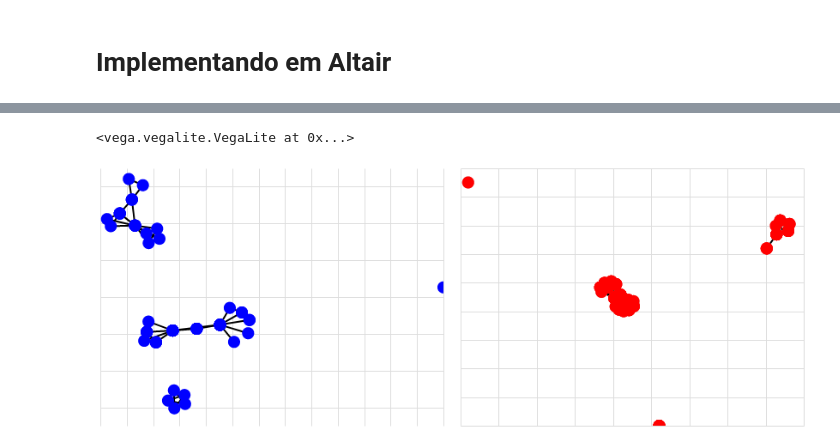
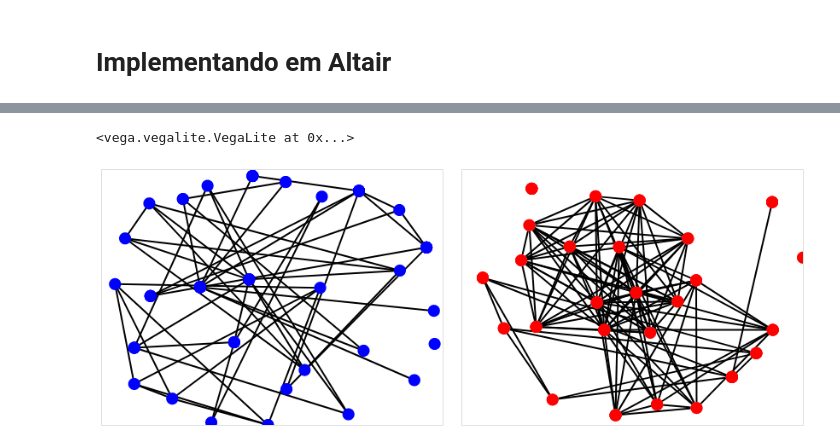
Before and after one commit to davibarreira/FDS-Homeworks, a Jupyter notebook: hw1/temporarios/Criando_Redes.ipynb, the cells around one changed output, grey strips where cells are left out. Cells and saved outputs as stored; diff of their text form; code cells hidden in the pictures.

Commit message:
Pequenas alteracoes no chart do Altair

```diff
--- a/hw1/temporarios/Criando_Redes.ipynb
+++ b/hw1/temporarios/Criando_Redes.ipynb
@@ -105,7 +105,7 @@ def Create_Network(nodes,edges,source='source', target='target',weight='weight')
     for d in edges.to_dict('records'):
         G.add_edge(d[source],d[target],count = d[weight])
 
-    pos = nx.spring_layout(G)
+    pos = nx.spring_layout(G,k=2)
     pos = pd.DataFrame(pos).transpose()
 
     pos['id'] = pos.index
@@ -155,3 +146,6 @@ df.head()
+# %%
+paper_background = df[['paper_name','paper_id','x_p','y_p']].groupby(['paper_name',
+                                     'paper_id','x_p','y_p']).count().reset_index()
 # %%
 select = alt.selection_multi(fields=['authors'])
 
@@ -171,39 +165,38 @@ chart_np = alt.Chart(df).mark_circle(size=200).encode(
     opacity = alt.condition(select,alt.value(1),alt.value(0.0)),
     tooltip = 'paper_name'
 )
-chart_np_background = alt.Chart(df).mark_circle(size=200).encode(
+chart_np_background = alt.Chart(paper_background).mark_circle(size=200).encode(
     x = alt.X('x_p', axis=alt.Axis(title='')),
     y = alt.Y('y_p', axis=alt.Axis(title='')),
     fill = alt.value('lightgray'),
     opacity = alt.value(1),
     tooltip = 'paper_name'
 )
 
 chart_ea = alt.Chart(graf_egdes_authors).mark_line().encode(
     x = alt.X('x', axis=alt.Axis(title='')),
     y = alt.Y('y', axis=alt.Axis(title='')),
     opacity = alt.value(1),
     color   = alt.value('black'),
     detail='pair'
 ).interactive()
 
 chart_ep = alt.Chart(graf_egdes_papers).mark_line().encode(
     x = alt.X('x', axis=alt.Axis(title='')),
     y = alt.Y('y', axis=alt.Axis(title='')),
     opacity = alt.value(1),
     color=alt.value('black'),
     detail='pair'
 ).interactive()
 
 chart = chart_ea + chart_na | chart_ep + chart_np_background + chart_np
 
 chart = chart.configure_axis(
     ticks=False,
-    grid=True,
+    grid=False,
     domain=False,
-    labels=False).configure_view(strokeWidth=0)
+    labels=False).configure_view(strokeWidth=1)
+chart
+# %% [output]
+<vega.vegalite.VegaLite at 0x...>
+[figure, added]
-# %%
-chart
-# %% [output]
-<vega.vegalite.VegaLite at 0x...>
-[figure, removed]
```
Also changed, not shown: parts of 3 cells of this notebook, 2 other files.
